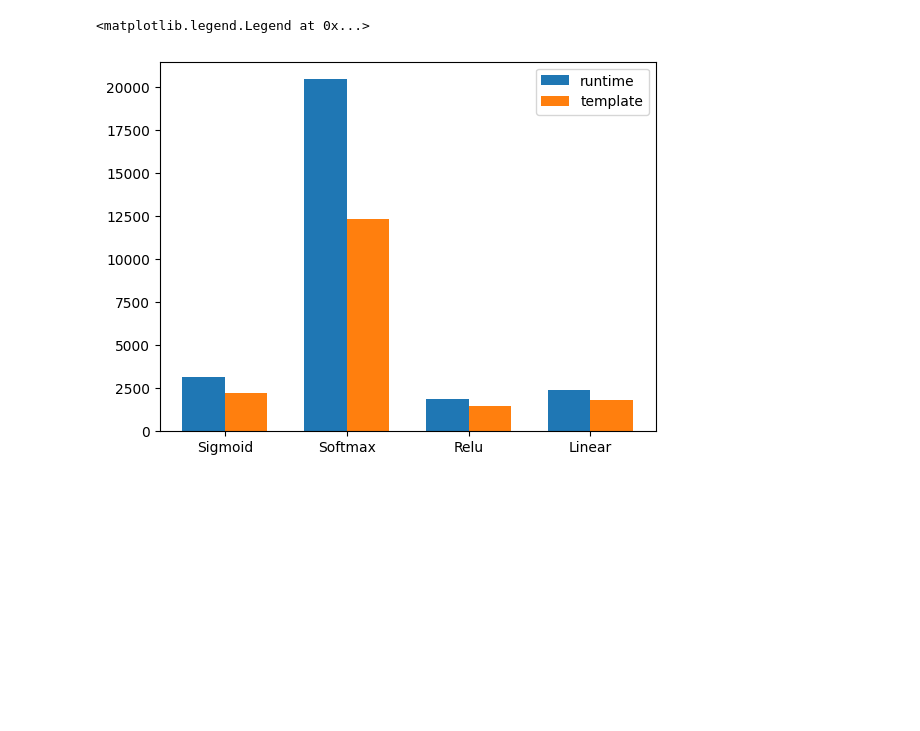
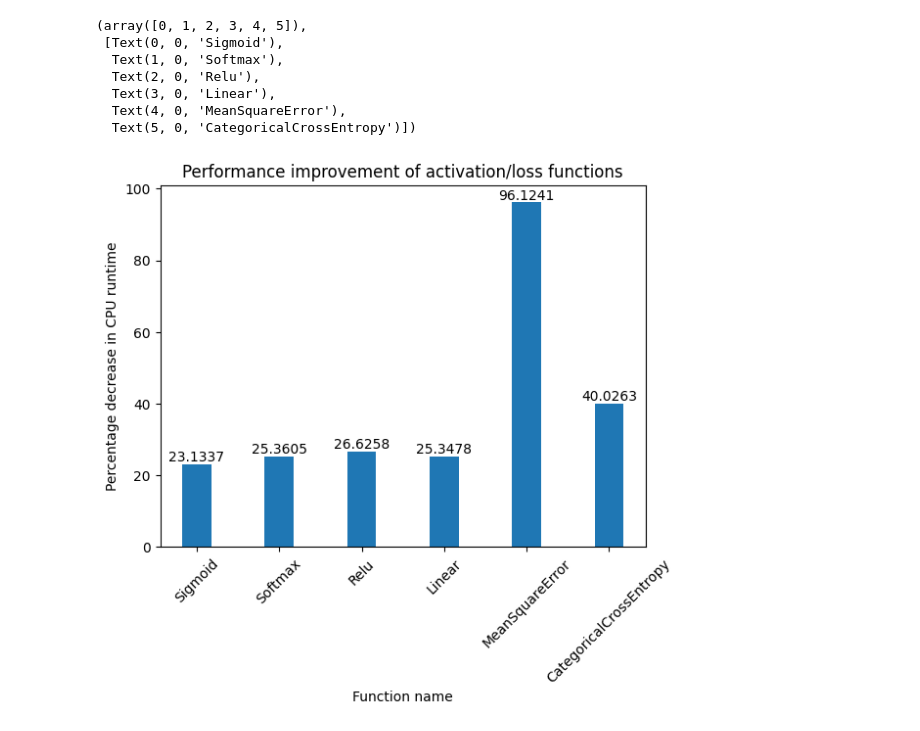
Before and after one commit to darida12321/DeepPP, a Jupyter notebook: benchmark_report.ipynb, the cells around one changed output. Saved outputs shown, nothing was run; the diff lists cells and outputs as text; code cells hidden in the pictures; blank space fills up the shorter version.

Commit message:
Add benchmarks for all activation and loss functions

```diff
--- a/benchmark_report.ipynb
+++ b/benchmark_report.ipynb
@@ -96,17 +103,28 @@ ax.plot(x, np.array(runtime_y) - np.array(template_y))
 # %%
-activation_results = results['Activation']
+activation_results = results['Function']
 labels = activation_results.keys()
 x = np.arange(len(labels))
 runtime_vals = [row['runtime']['mean'] for row in activation_results.values()]
 template_vals = [row['template']['mean'] for row in activation_results.values()]
 width = 0.35
 
 fig, ax = plt.subplots()
-runtime_bars = ax.bar(x - width / 2, runtime_vals, width, label="runtime")
-template_bars = ax.bar(x + width / 2, template_vals, width, label="template")
+# runtime_bars = ax.bar(x - width / 2, runtime_vals, width, label="runtime")
+# template_bars = ax.bar(x + width / 2, template_vals, width, label="template")
+bars = ax.bar(x,(1 - np.array(template_vals) / np.array(runtime_vals)) * 100, width)
 
 ax.set_xticks(x, labels)
-ax.legend()
+ax.bar_label(bars)
+ax.set_title("Performance improvement of activation/loss functions")
+ax.set_xlabel("Function name")
+ax.set_ylabel("Percentage decrease in CPU runtime (%)")
+plt.xticks(rotation=45)
 # %% [output]
-<matplotlib.legend.Legend at 0x...>
+(array([0, 1, 2, 3, 4, 5]),
+ [Text(0, 0, 'Sigmoid'),
+  Text(1, 0, 'Softmax'),
+  Text(2, 0, 'Relu'),
+  Text(3, 0, 'Linear'),
+  Text(4, 0, 'MeanSquareError'),
+  Text(5, 0, 'CategoricalCrossEntropy')])
-[figure, old version]
+[figure, new version]
```
Also changed, not shown: parts of 3 cells of this notebook, 3 other files.
